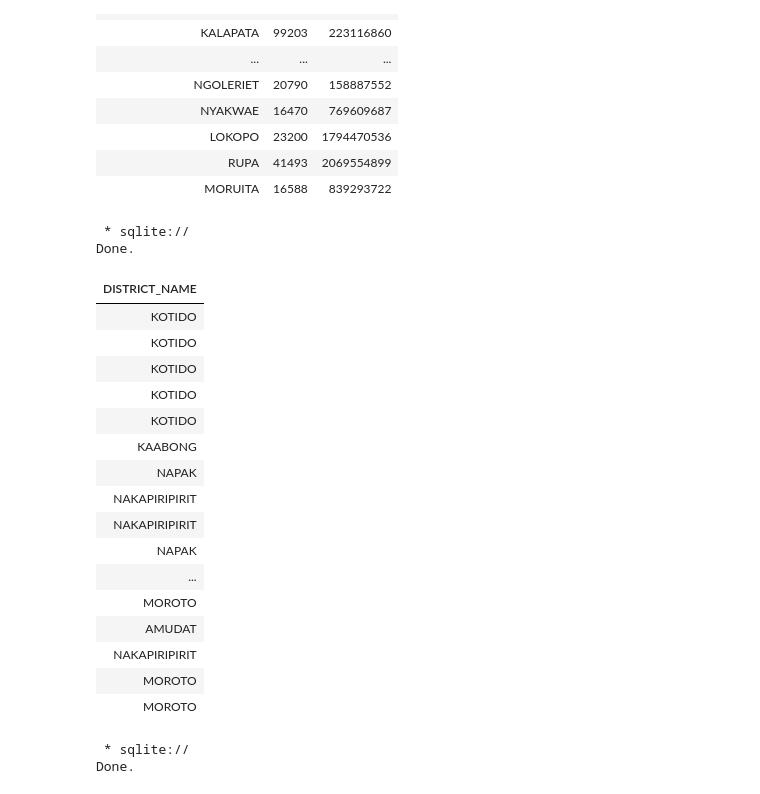
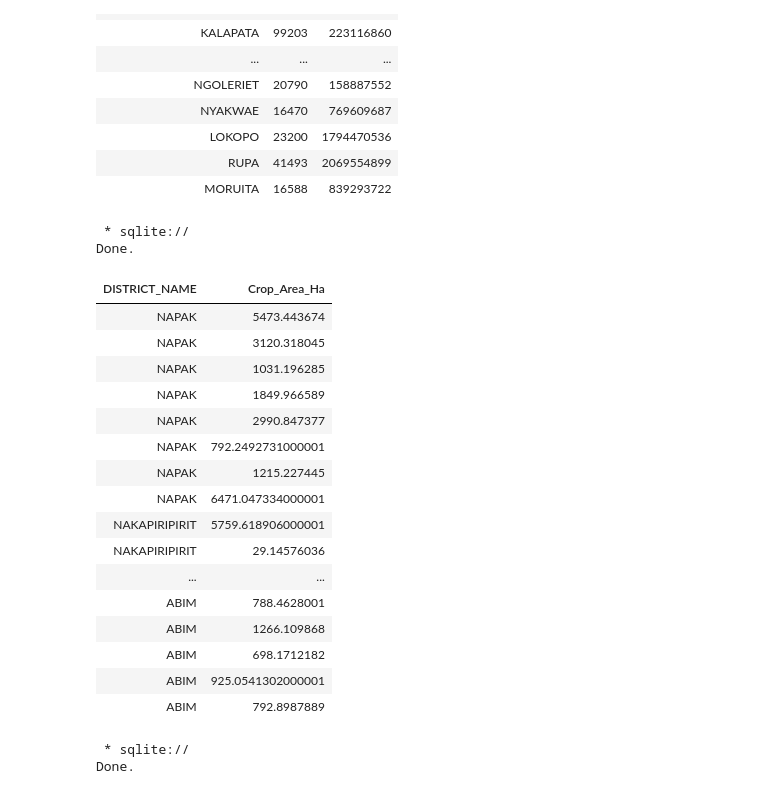
Before and after one commit to LucyKinyua/Week1_MS, a Jupyter notebook: Moringa_Data_Science_Prep_W1_Independent_Project_2021_04_Lucy_Kinyua_SQL_Notebook.ipynb, the cells around one changed output. Saved outputs shown, nothing was run; the diff lists cells and outputs as text; code cells hidden in the pictures.

```diff
--- a/Moringa_Data_Science_Prep_W1_Independent_Project_2021_04_Lucy_Kinyua_SQL_Notebook.ipynb
+++ b/Moringa_Data_Science_Prep_W1_Independent_Project_2021_04_Lucy_Kinyua_SQL_Notebook.ipynb
@@ -110,29 +110,29 @@ Done.
 # %%
 # Sort the list of districts by total crop area (descending order).
 #
 %%sql
-SELECT DISTRICT_NAME FROM Uganda_Karamoja_Subcounty_Crop_Yield_Population
-ORDER BY Crop_Area_Ha DESC;
+SELECT DISTRICT_NAME, Crop_Area_Ha FROM Uganda_Karamoja_Subcounty_Crop_Yield_Population
+ORDER BY DISTRICT_NAME DESC;
 # %% [output]
  * sqlite://
 Done.
-| DISTRICT_NAME |
-| KOTIDO |
-| KOTIDO |
-| KOTIDO |
-| KOTIDO |
-| KOTIDO |
-| KAABONG |
-| NAPAK |
-| NAKAPIRIPIRIT |
-| NAKAPIRIPIRIT |
-| NAPAK |
-| ... |
-| MOROTO |
-| AMUDAT |
-| NAKAPIRIPIRIT |
-| MOROTO |
-| MOROTO |
+| DISTRICT_NAME | Crop_Area_Ha |
+| NAPAK | 5473.443674 |
+| NAPAK | 3120.318045 |
+| NAPAK | 1031.196285 |
+| NAPAK | 1849.966589 |
+| NAPAK | 2990.847377 |
+| NAPAK | 792.2492731000001 |
+| NAPAK | 1215.227445 |
+| NAPAK | 6471.047334000001 |
+| NAKAPIRIPIRIT | 5759.618906000001 |
+| NAKAPIRIPIRIT | 29.14576036 |
+| ... | ... |
+| ABIM | 788.4628001 |
+| ABIM | 1266.109868 |
+| ABIM | 698.1712182 |
+| ABIM | 925.0541302000001 |
+| ABIM | 792.8987889 |
 # %%
 # Select only the Sub counties from the Moroto district,...
 # ... order them alphabetically and show their production of sorghum.
```
